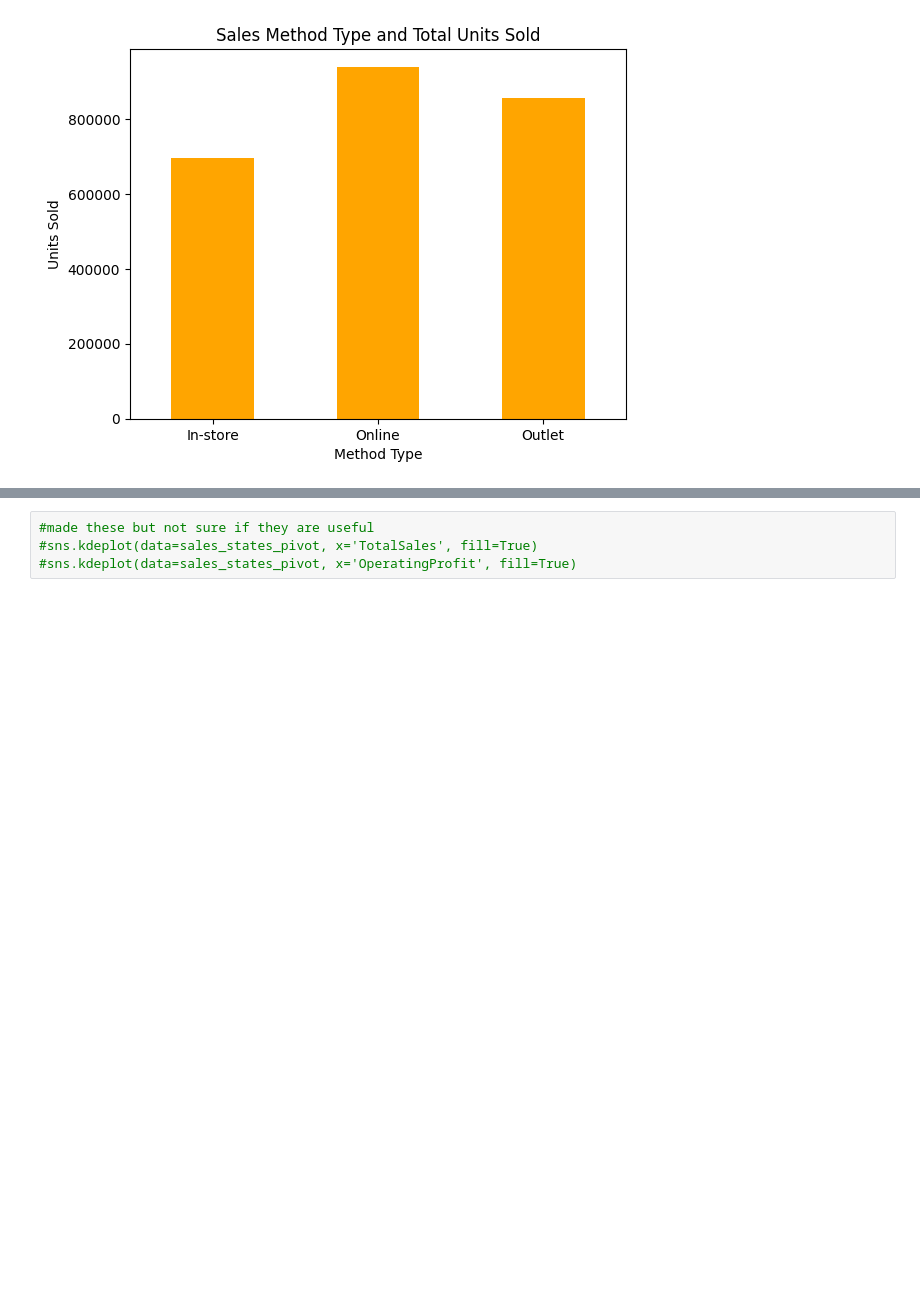
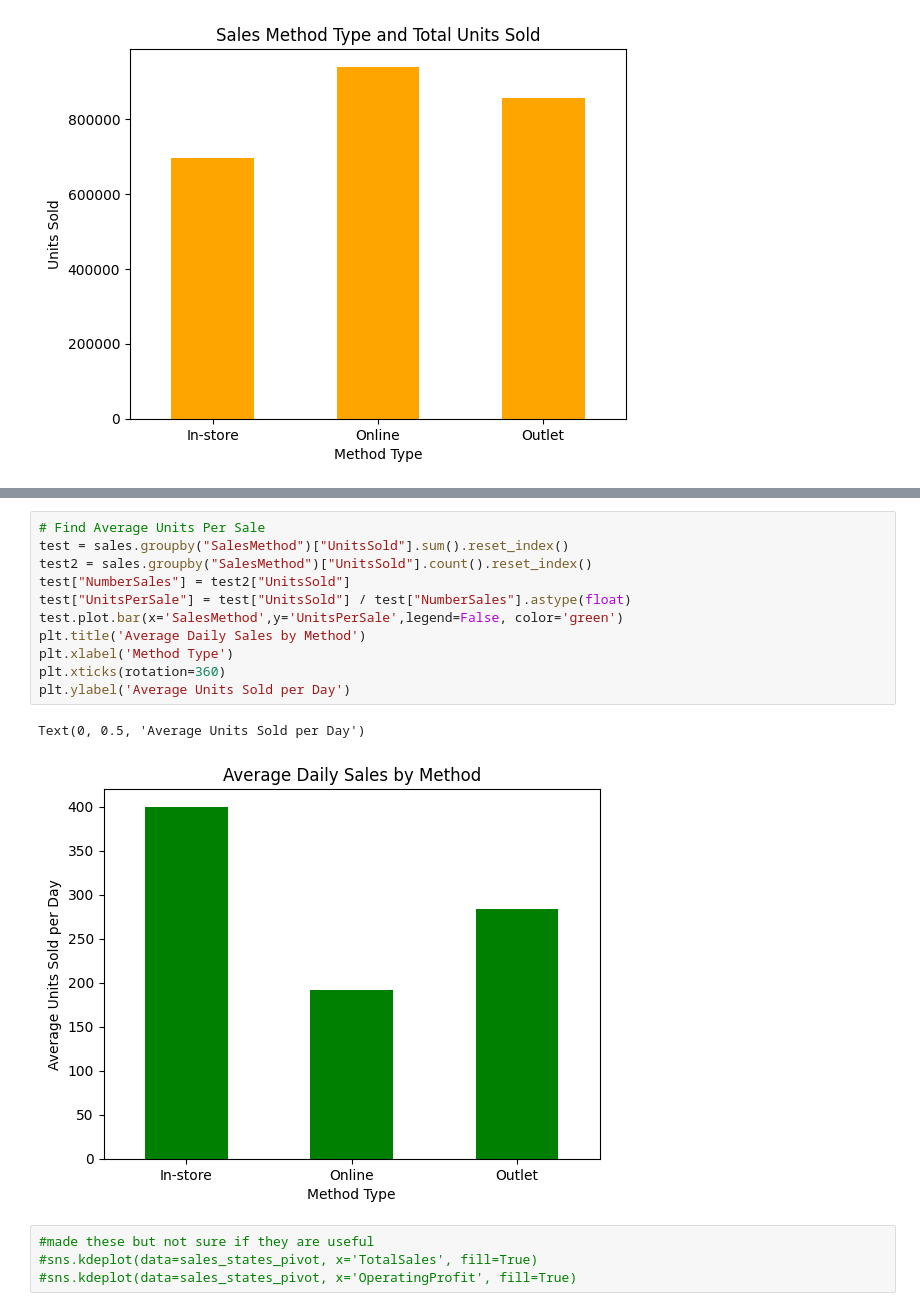
Before and after one commit to thegreatdon40/Final-Project-Data_Analytics, a Jupyter notebook: sales.ipynb, the cells around one changed output, grey strips where cells are left out. Saved outputs shown, nothing was run; the diff lists cells and outputs as text; blank space fills up the shorter version.

```diff
--- a/sales.ipynb
+++ b/sales.ipynb
@@ -366,3 +368,17 @@ Text(0, 0.5, 'Units Sold')
+# %%
+# Find Average Units Per Sale
+test = sales.groupby("SalesMethod")["UnitsSold"].sum().reset_index()
+test2 = sales.groupby("SalesMethod")["UnitsSold"].count().reset_index()
+test["NumberSales"] = test2["UnitsSold"]
+test["UnitsPerSale"] = test["UnitsSold"] / test["NumberSales"].astype(float)
+test.plot.bar(x='SalesMethod',y='UnitsPerSale',legend=False, color='green')
+plt.title('Average Daily Sales by Method')
+plt.xlabel('Method Type')
+plt.xticks(rotation=360)
+plt.ylabel('Average Units Sold per Day')
+# %% [output]
+Text(0, 0.5, 'Average Units Sold per Day')
+[figure, added]
 # %%
 #made these but not sure if they are useful
 #sns.kdeplot(data=sales_states_pivot, x='TotalSales', fill=True)
```
Also changed, not shown: parts of 3 cells of this notebook.
